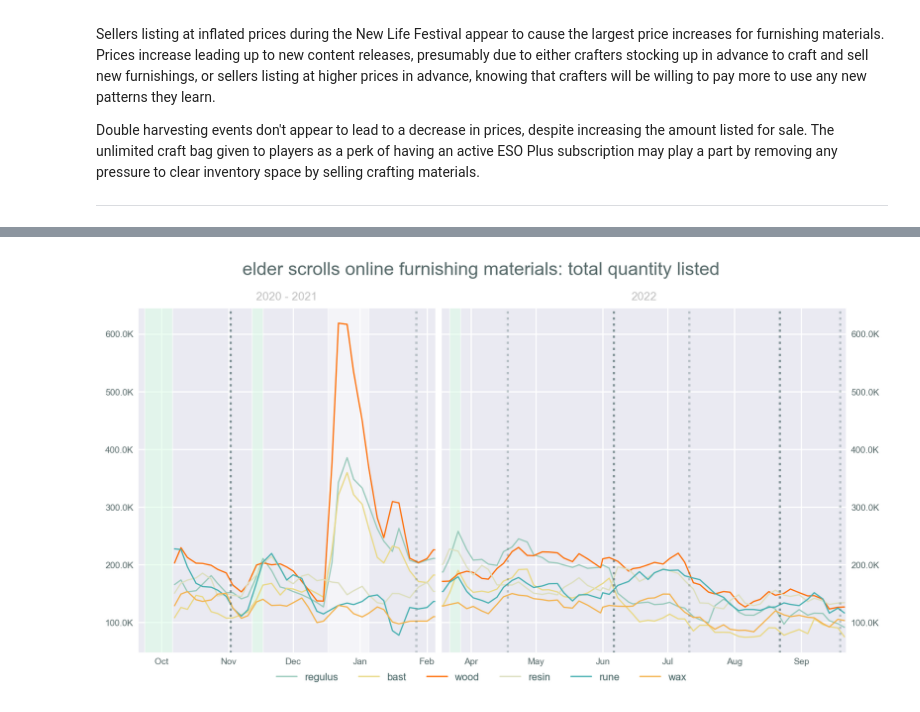
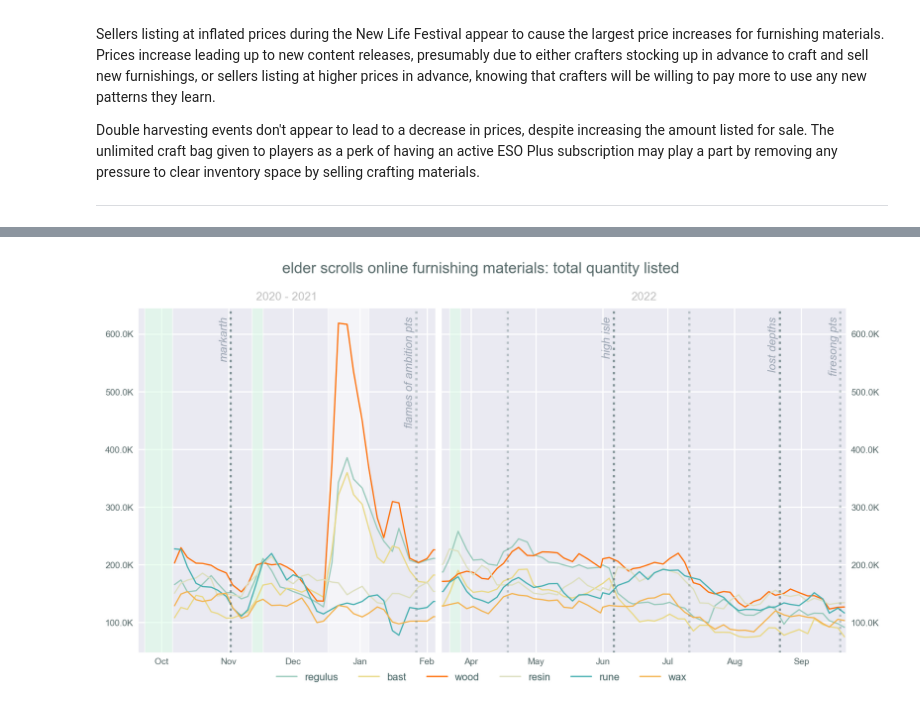
Before and after one commit to racheldelong/ESO-Crafting-Material-Prices, a Jupyter notebook: ESOMatPrices.ipynb, the cells around one changed output, grey strips where cells are left out. Cells and saved outputs as stored; diff of their text form; code cells hidden in the pictures.

Commit message:
added update labels to current quantity

```diff
--- a/ESOMatPrices.ipynb
+++ b/ESOMatPrices.ipynb
@@ -633,31 +633,38 @@ for ax in axes:
 
     ax.xaxis.set_major_locator(mdates.MonthLocator(interval=1))  # xtick locations
     ax.xaxis.set_major_formatter(mdates.DateFormatter("%b"))  # xtick label format
     ax.yaxis.set_major_formatter(
         mticker.FuncFormatter(lambda x, pos: "{:,.1f}".format(x / 1000) + "K")
     )
     ax.tick_params(**xticks)
 
 # set x-axis time period limits for each plot
 axes[0].set_xlim(dates["xl2020"], dates["xr2020"])
 axes[1].set_xlim(dates["xl2022"], current)
 
 # remove overlapping axis ticks/labels
 axes[0].tick_params(labelleft=True, size=0)
 axes[1].tick_params(labelright=True, size=0)
 
 axes[0].set_title("2020 - 2021", **titlefnt2)
 axes[1].set_title("2022", **titlefnt2)
 
 draw_event(date=dates["ch2020"], dur=13, subpl=axes[0], type=expl)
 draw_event(date=dates["expl20"], dur=5, subpl=axes[0], type=expl)
 draw_event(date=dates["nwlf20"], dur=19, subpl=axes[0], type=event)
 draw_event(date=dates["expl22"], dur=5, subpl=axes[1], type=expl)
 
+# text labels for updates
+axes[0].text(x=["2020-10-30"], y=630000, s="markarth", **evfnt)
+axes[0].text(x=["2021-01-24"], y=630000, s="flames of ambition pts", **evfnt)
+axes[1].text(x=["2022-06-03"], y=630000, s="high isle", **evfnt)
+axes[1].text(x=["2022-08-19"], y=630000, s="lost depths", **evfnt)
+axes[1].text(x=["2022-09-16"], y=630000, s="firesong pts", **evfnt)
+
 plt.legend(bbox_to_anchor=(0.1, -0.11), **legend)
 
 fig.subplots_adjust(wspace=0.015)  # squish plots closer together
 
 fig.savefig("images/CKy_quantity2.png", dpi=100)
 # %% [output]
-[figure, old version]
+[figure, new version]
```
Also changed, not shown: parts of 3 cells of this notebook, 6 other files.
